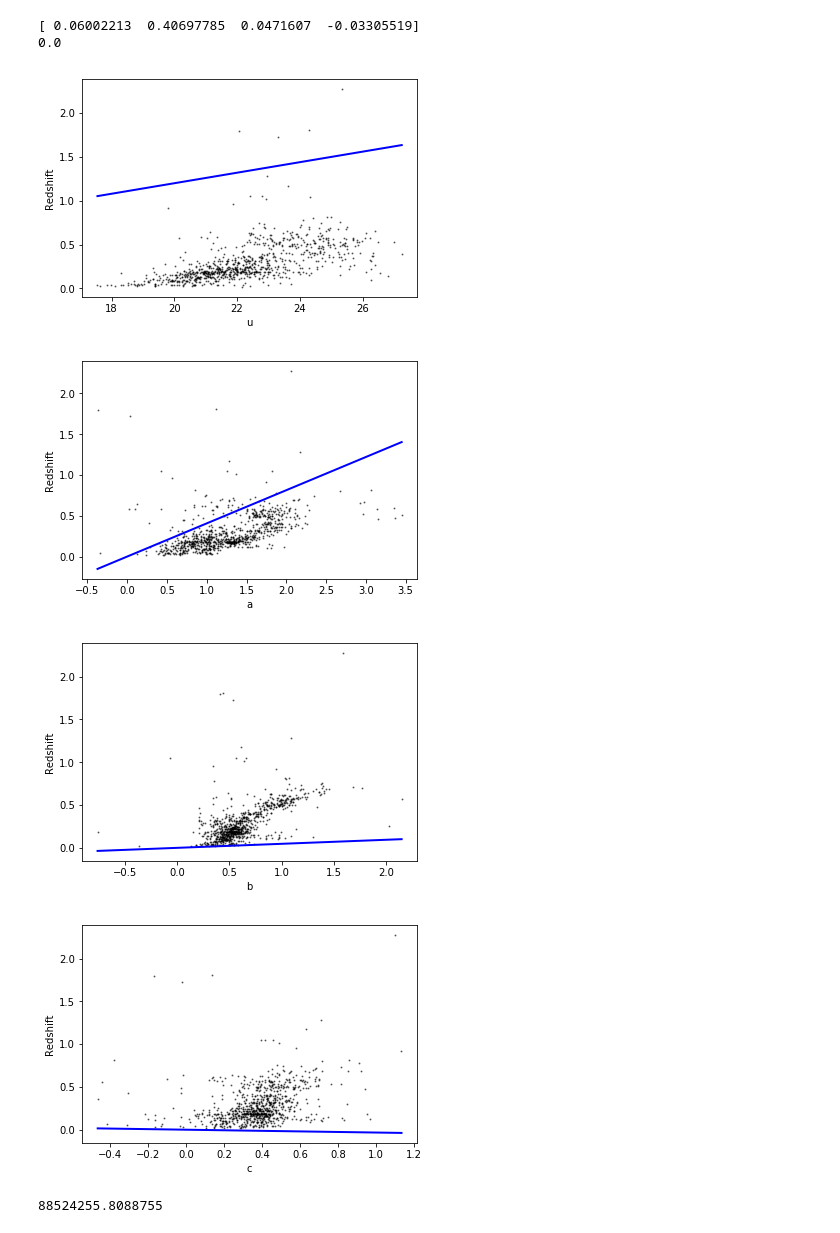
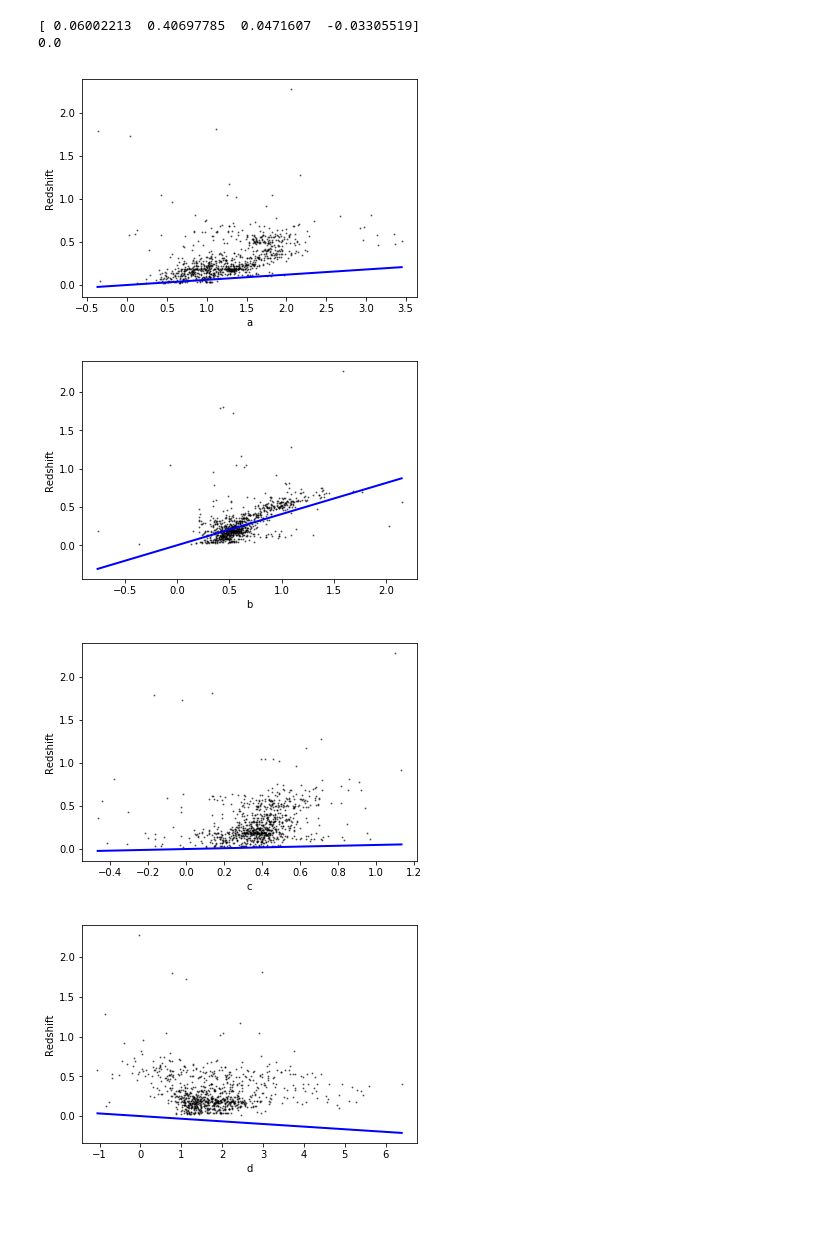
Before and after one commit to marin-hyatt/redshift_data_project, a Jupyter notebook: Marin Hyatt Improved Machine Learning -- Magnitude Differences.ipynb, the cells around one changed output. Saved outputs shown, nothing was run; the diff lists cells and outputs as text; code cells hidden in the pictures.

Commit message:
Used a for loop to plot colors

```diff
--- a/Marin Hyatt Improved Machine Learning -- Magnitude Differences.ipynb
+++ b/Marin Hyatt Improved Machine Learning -- Magnitude Differences.ipynb
@@ -656,3 +656,17 @@ plt.show()
 [figure]
 # %% [markdown]
 # Using different numbers of colors
+# %%
+for i in range(0,4):
+    less_colors_df = x.iloc[:,1:5-i]
+    reg.fit (less_colors_df,y)
+    less_colors_x_names = list(less_colors_df)
+    for i in range(len(less_colors_x_names)):
+        name = less_colors_x_names[i]
+        plt.scatter(less_colors_df.iloc[:,i], y, color='black',s=1, alpha=0.5)
+        x_oops = x_for_plotting_list[less_colors_x_names.index(name)]
+        plt.plot(x_oops, dumb_linreg(x_oops, reg.coef_[i], reg.intercept_), color='blue', linewidth = 2)
+        plt.xlabel(name)
+        plt.ylabel("Redshift")
+        plt.show()
+    print("Decreasing a color")
@@ -674,21 +703,19 @@ print(reg.intercept_)
 [ 0.06002213  0.40697785  0.0471607  -0.03305519]
 0.0
 # %%
-diff_colors_x_names = ['u', 'a', 'b', 'c']
+diff_colors_x_names = ['a', 'b', 'c','d']
 for i in range(len(diff_colors_x_names)):
     name = diff_colors_x_names[i]
     plt.scatter(x[name], y, color='black',s=1, alpha=0.5)
     x_oops = x_for_plotting_list[x_names.index(name)]
     plt.plot(x_oops, dumb_linreg(x_oops, reg.coef_[i], reg.intercept_), color='blue', linewidth = 2)
     plt.xlabel(name)
     plt.ylabel("Redshift")
     plt.show()
 # %% [output]
-[figure, old version]
+[figure, new version]
-[figure, old version]
+[figure, new version]
-[figure, old version]
+[figure, new version]
-[figure, old version]
+[figure, new version]
 # %%
 chi_square_error(y, dumb_linreg(x_oops, reg.coef_[i], reg.intercept_))
-# %% [output]
-88524255.8088755
```
Also changed, not shown: parts of 1 cell of this notebook.
